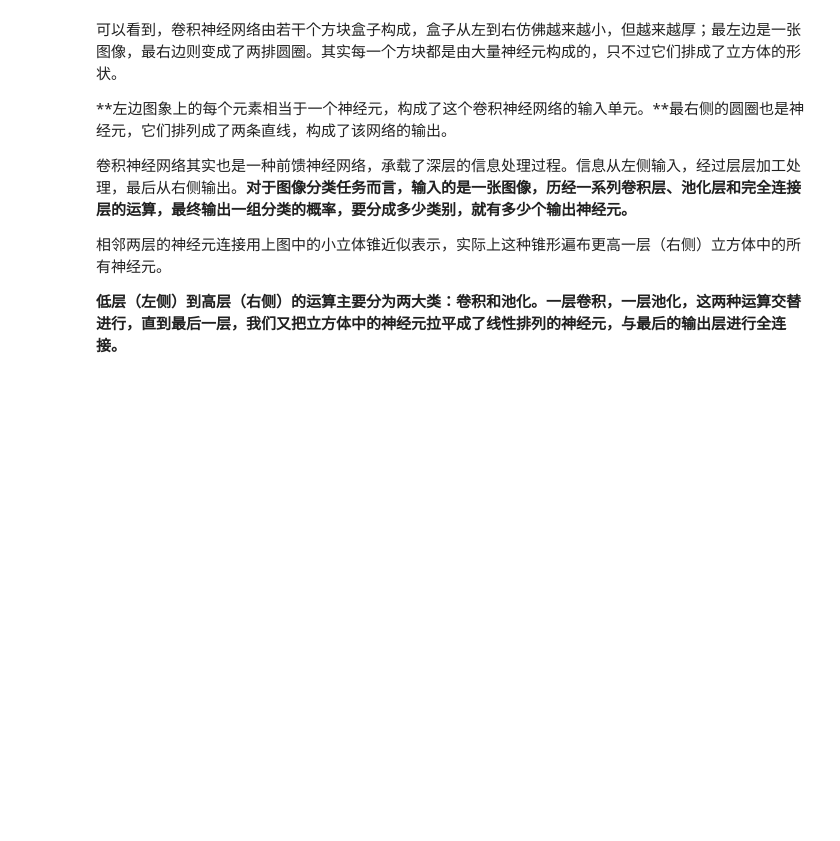
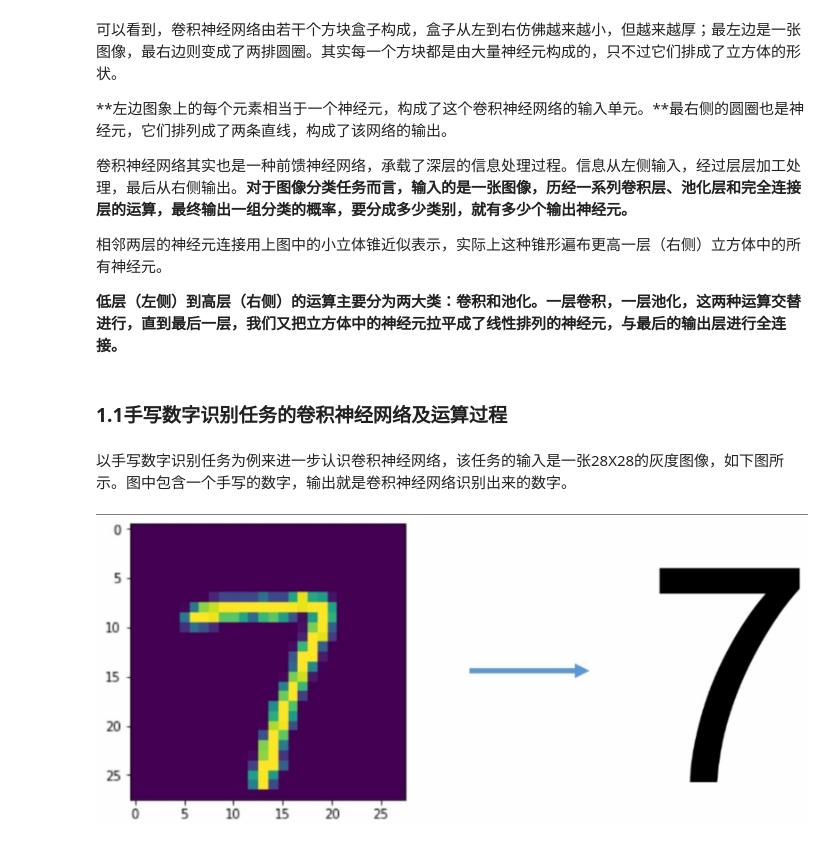
Before and after one commit to MaYangle/Basic-Deep-learning, a Jupyter notebook: convolutional neural network/number_detection.ipynb, the cells around one changed output. Saved outputs shown, nothing was run; the diff lists cells and outputs as text; code cells hidden in the pictures; blank space fills up the shorter version.

```diff
--- a/convolutional neural network/number_detection.ipynb
+++ b/convolutional neural network/number_detection.ipynb
@@ -19,10 +21,12 @@ Drive already mounted at /content/drive; to attempt to forcibly remount, call dr
 # %% [markdown]
 首先，从直观上认识一下卷积神经网络，如下图：
 # %%
-photo_path = '/content/drive/MyDrive/Colab Notebooks/convolutional neural network/1.jpg'
+photo_paths = []
+for i in range(1, 100):
+    photo_paths.append("/content/drive/MyDrive/Colab Notebooks/convolutional neural network/{}.jpg".format(i))
 
 from IPython.display import Image
-Image(filename=photo_path)
+Image(filename=photo_paths[0])
 # %% [output]
 [figure]
 # %% [markdown]
@@ -35,3 +39,11 @@ Image(filename=photo_path)
 相邻两层的神经元连接用上图中的小立体锥近似表示，实际上这种锥形遍布更高一层（右侧）立方体中的所有神经元。
 
 **低层（左侧）到高层（右侧）的运算主要分为两大类：卷积和池化。一层卷积，一层池化，这两种运算交替进行，直到最后一层，我们又把立方体中的神经元拉平成了线性排列的神经元，与最后的输出层进行全连接。**
+# %% [markdown]
+### **1.1手写数字识别任务的卷积神经网络及运算过程**
+# %% [markdown]
+以手写数字识别任务为例来进一步认识卷积神经网络，该任务的输入是一张28X28的灰度图像，如下图所示。图中包含一个手写的数字，输出就是卷积神经网络识别出来的数字。
+# %%
+Image(filename=photo_paths[1],width=1100,height=500)
+# %% [output]
+[figure, added]
```
Also changed, not shown: parts of 102 cells of this notebook.
